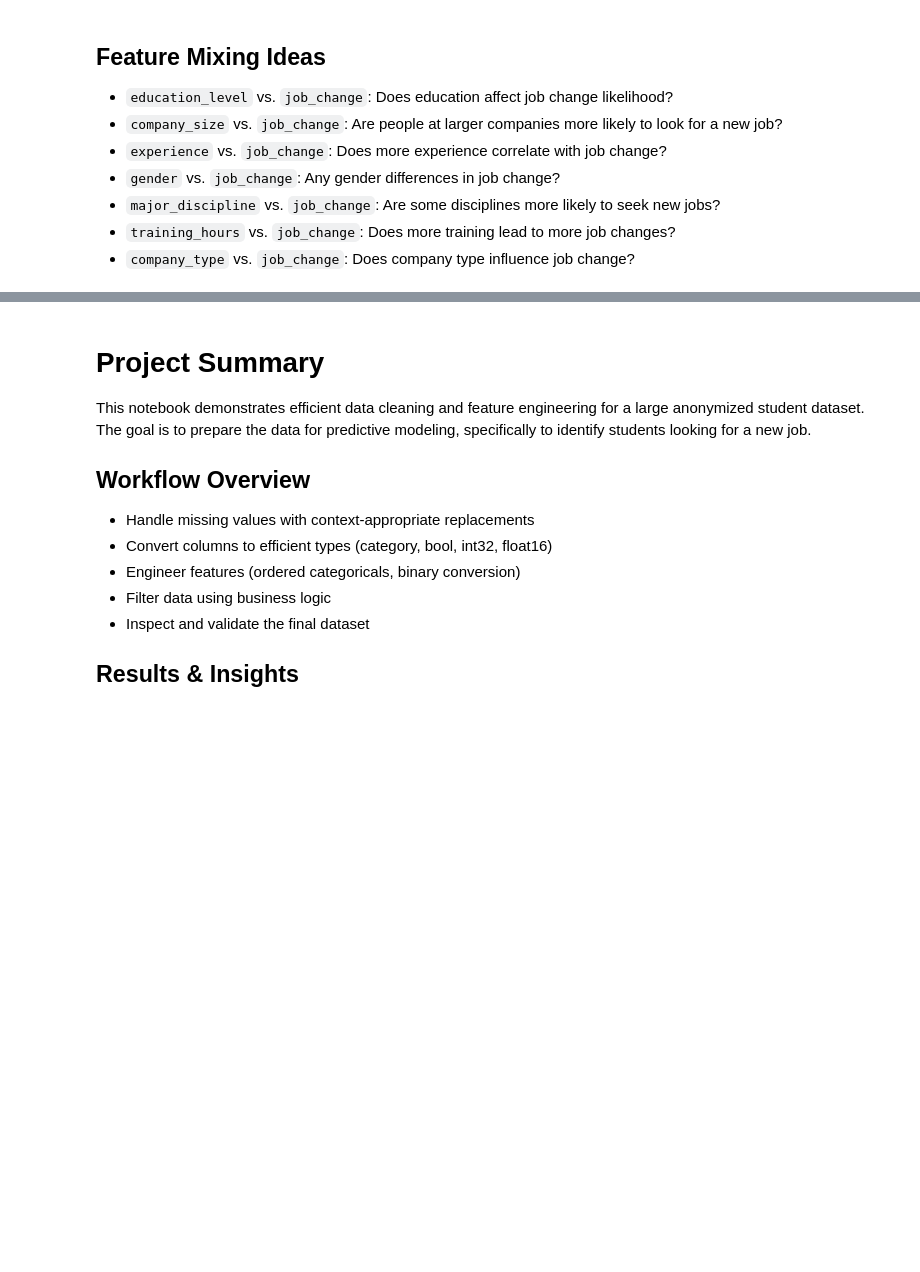
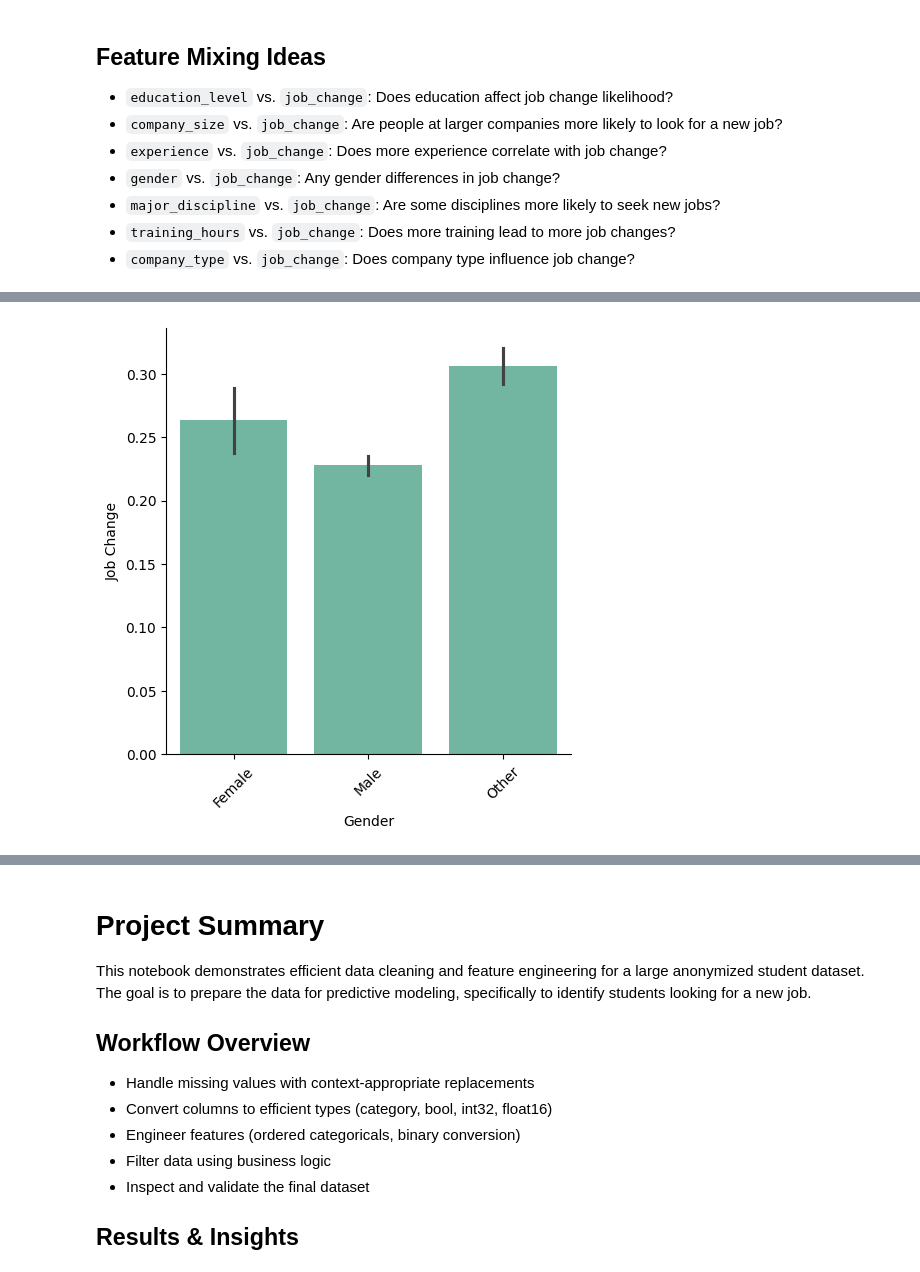
Before and after one commit to Alaeddin-B/DS_project5-DataPrep-, a Jupyter notebook: notebook.ipynb, the cells around one changed output, grey strips where cells are left out. Saved outputs shown, nothing was run; the diff lists cells and outputs as text; code cells hidden in the pictures; blank space fills up the shorter version.

```diff
--- a/notebook.ipynb
+++ b/notebook.ipynb
@@ -195,0 +211,10 @@ plt.show()
+# %%
+#`gender` vs. `job_change`:
+g = sns.catplot(kind="bar", x="gender", y="job_change", data=ds_jobs_transformed)
+g.set_axis_labels("Gender", "Job Change")
+g.set_titles("Job Change by Gender")
+g.tight_layout()
+g.set_xticklabels(rotation=45)
+plt.show()
+# %% [output]
+[figure, added]
```
Also changed, not shown: parts of 5 cells of this notebook.
